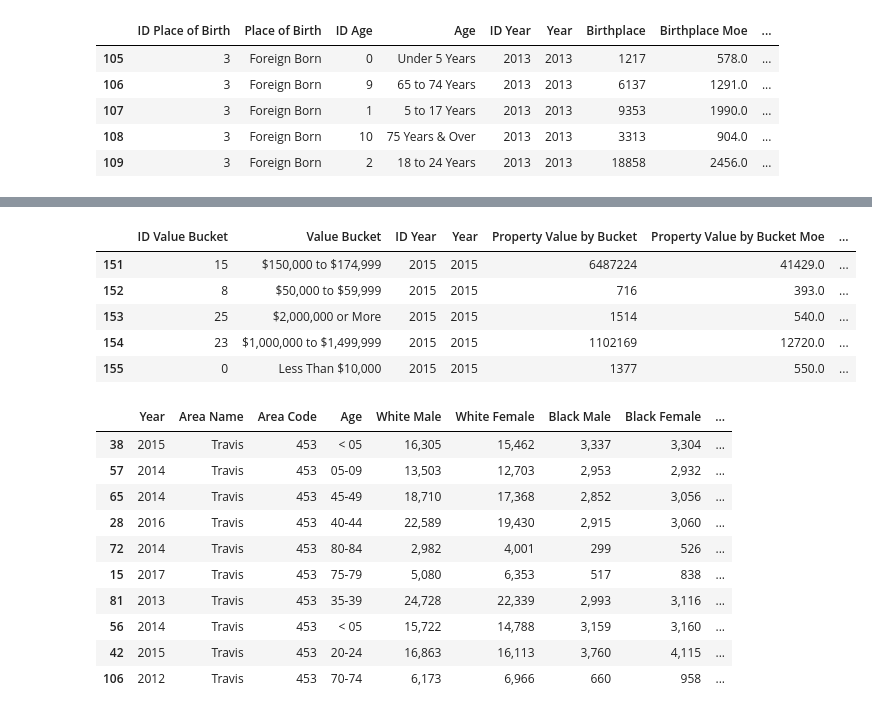
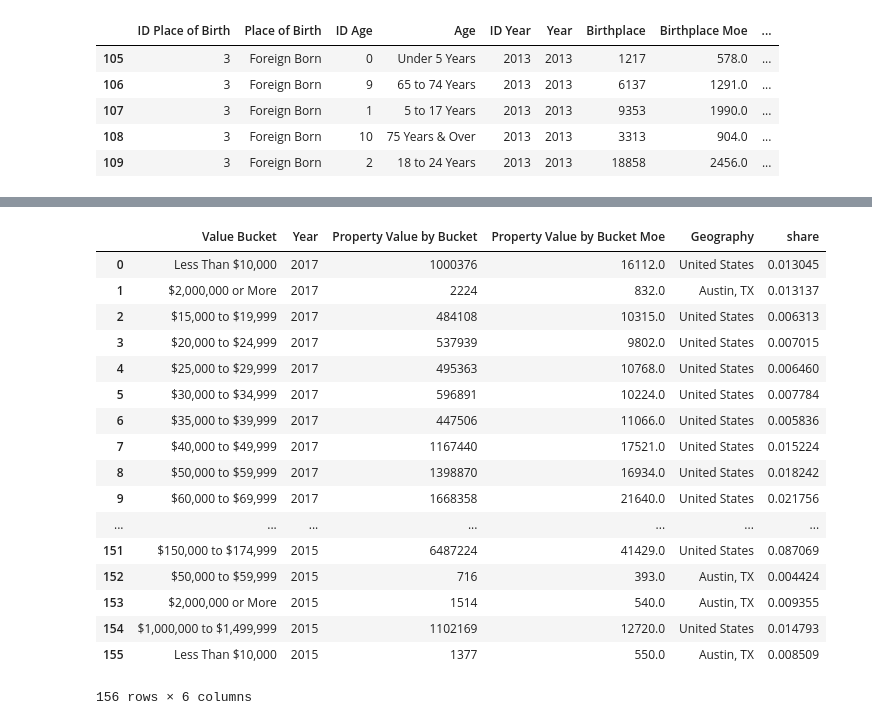
Before and after one commit to aktavern/Project-1, a Jupyter notebook: Project 1 - Data Cleanup Notebook.ipynb, the cells around one changed output, grey strips where cells are left out. Saved outputs shown, nothing was run; the diff lists cells and outputs as text; code cells hidden in the pictures.

```diff
--- a/Project 1 - Data Cleanup Notebook.ipynb
+++ b/Project 1 - Data Cleanup Notebook.ipynb
@@ -56,28 +60,26 @@ employment_by_industry[['Industry',
 # %%
-# property_value[['Value Bucket',
-#                'Year',
-#                'Property Value by Bucket',
-#                'Property Value by Bucket Moe',
-#                'Geography',
-#                'share']]
+property_value[['Value Bucket',
+               'Year',
+               'Property Value by Bucket',
+               'Property Value by Bucket Moe',
+               'Geography',
+               'share']]
 # %% [output]
-|  | ID Value Bucket | Value Bucket | ID Year | Year | Property Value by Bucket | Property Value by Bucket Moe | ... |
-| 151 | 15 | $150,000 to $174,999 | 2015 | 2015 | 6487224 | 41429.0 | ... |
-| 152 | 8 | $50,000 to $59,999 | 2015 | 2015 | 716 | 393.0 | ... |
-| 153 | 25 | $2,000,000 or More | 2015 | 2015 | 1514 | 540.0 | ... |
-| 154 | 23 | $1,000,000 to $1,499,999 | 2015 | 2015 | 1102169 | 12720.0 | ... |
-| 155 | 0 | Less Than $10,000 | 2015 | 2015 | 1377 | 550.0 | ... |
+|  | Value Bucket | Year | Property Value by Bucket | Property Value by Bucket Moe | Geography | share |
+| 0 | Less Than $10,000 | 2017 | 1000376 | 16112.0 | United States | 0.013045 |
+| 1 | $2,000,000 or More | 2017 | 2224 | 832.0 | Austin, TX | 0.013137 |
+| 2 | $15,000 to $19,999 | 2017 | 484108 | 10315.0 | United States | 0.006313 |
+| 3 | $20,000 to $24,999 | 2017 | 537939 | 9802.0 | United States | 0.007015 |
+| 4 | $25,000 to $29,999 | 2017 | 495363 | 10768.0 | United States | 0.006460 |
+| 5 | $30,000 to $34,999 | 2017 | 596891 | 10224.0 | United States | 0.007784 |
+| 6 | $35,000 to $39,999 | 2017 | 447506 | 11066.0 | United States | 0.005836 |
+| 7 | $40,000 to $49,999 | 2017 | 1167440 | 17521.0 | United States | 0.015224 |
+| 8 | $50,000 to $59,999 | 2017 | 1398870 | 16934.0 | United States | 0.018242 |
+| 9 | $60,000 to $69,999 | 2017 | 1668358 | 21640.0 | United States | 0.021756 |
+| ... | ... | ... | ... | ... | ... | ... |
+| 151 | $150,000 to $174,999 | 2015 | 6487224 | 41429.0 | United States | 0.087069 |
+| 152 | $50,000 to $59,999 | 2015 | 716 | 393.0 | Austin, TX | 0.004424 |
+| 153 | $2,000,000 or More | 2015 | 1514 | 540.0 | Austin, TX | 0.009355 |
+| 154 | $1,000,000 to $1,499,999 | 2015 | 1102169 | 12720.0 | United States | 0.014793 |
+| 155 | Less Than $10,000 | 2015 | 1377 | 550.0 | Austin, TX | 0.008509 |
+156 rows × 6 columns
-# %%
-demographics.tail()
-# %% [output]
-|  | Year | Area Name | Area Code | Age | White Male | White Female | Black Male | Black Female | ... |
-| 38 | 2015 | Travis | 453 | < 05 | 16,305 | 15,462 | 3,337 | 3,304 | ... |
-| 57 | 2014 | Travis | 453 | 05-09 | 13,503 | 12,703 | 2,953 | 2,932 | ... |
-| 65 | 2014 | Travis | 453 | 45-49 | 18,710 | 17,368 | 2,852 | 3,056 | ... |
-| 28 | 2016 | Travis | 453 | 40-44 | 22,589 | 19,430 | 2,915 | 3,060 | ... |
-| 72 | 2014 | Travis | 453 | 80-84 | 2,982 | 4,001 | 299 | 526 | ... |
-| 15 | 2017 | Travis | 453 | 75-79 | 5,080 | 6,353 | 517 | 838 | ... |
-| 81 | 2013 | Travis | 453 | 35-39 | 24,728 | 22,339 | 2,993 | 3,116 | ... |
-| 56 | 2014 | Travis | 453 | < 05 | 15,722 | 14,788 | 3,159 | 3,160 | ... |
-| 42 | 2015 | Travis | 453 | 20-24 | 16,863 | 16,113 | 3,760 | 4,115 | ... |
-| 106 | 2012 | Travis | 453 | 70-74 | 6,173 | 6,966 | 660 | 958 | ... |
```
Also changed, not shown: parts of 8 cells of this notebook.
